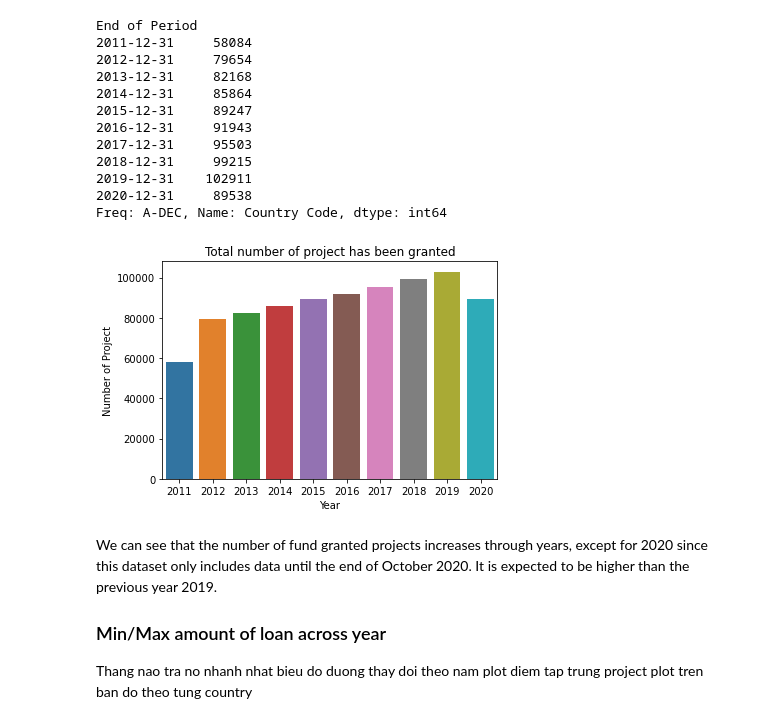
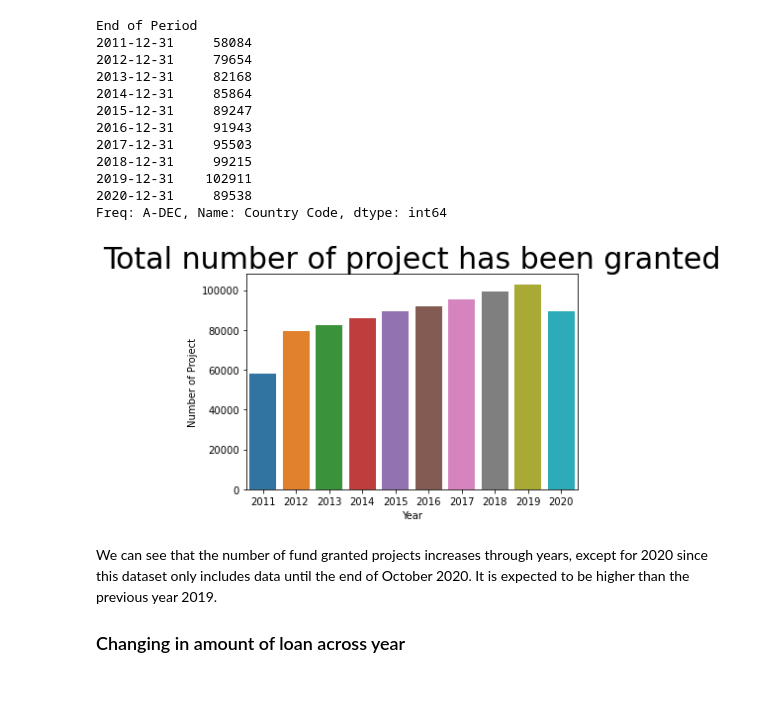
Before and after one commit to vuchau8592/project_data_tidy, a Jupyter notebook: Tidy_dataset.ipynb, the cells around one changed output. Saved outputs shown, nothing was run; the diff lists cells and outputs as text; code cells hidden in the pictures; blank space fills up the shorter version.

```diff
--- a/Tidy_dataset.ipynb
+++ b/Tidy_dataset.ipynb
@@ -445,18 +448,14 @@ End of Period
 Freq: A-DEC, Name: Country Code, dtype: int64
 # %%
 ax = sns.barplot(x=a.index.year, y=a.values, data = a)
-ax.set_title("Total number of project has been granted")
+ax.set_title("Total number of project has been granted",fontsize=30)
 ax.set_xlabel("Year")
 ax.set_ylabel("Number of Project")
 ax.set_yticks(np.arange(0,120000,20000))
 plt.show()
 # %% [output]
-[figure, old version]
+[figure, new version]
 # %% [markdown]
 We can see that the number of fund granted projects increases through years, except for 2020 since this dataset only includes data until the end of October 2020. It is expected to be higher than the previous year 2019.
 
-### Min/Max amount of loan across year
-Thang nao tra no nhanh nhat
-bieu do duong thay doi theo nam
-plot diem tap trung project
-plot tren ban do theo tung country
+### Changing in amount of loan across year
```
Also changed, not shown: parts of 35 cells of this notebook.
